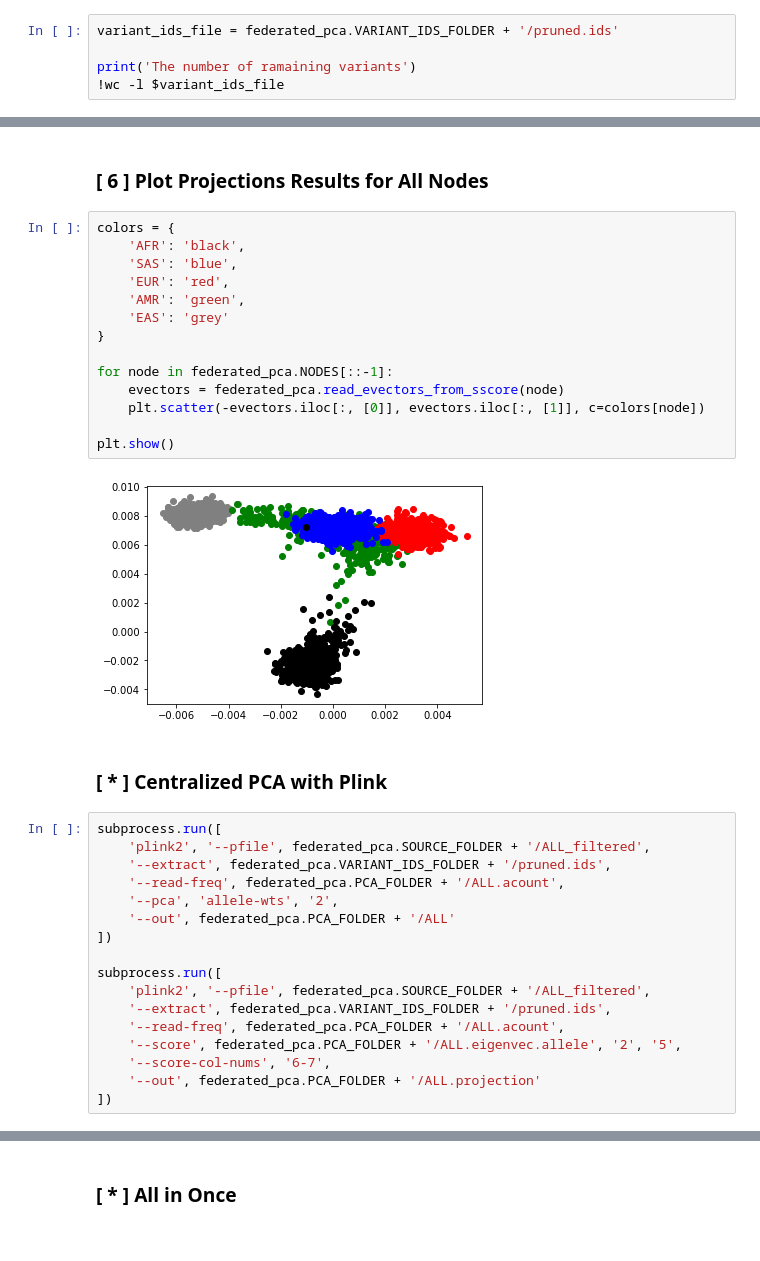
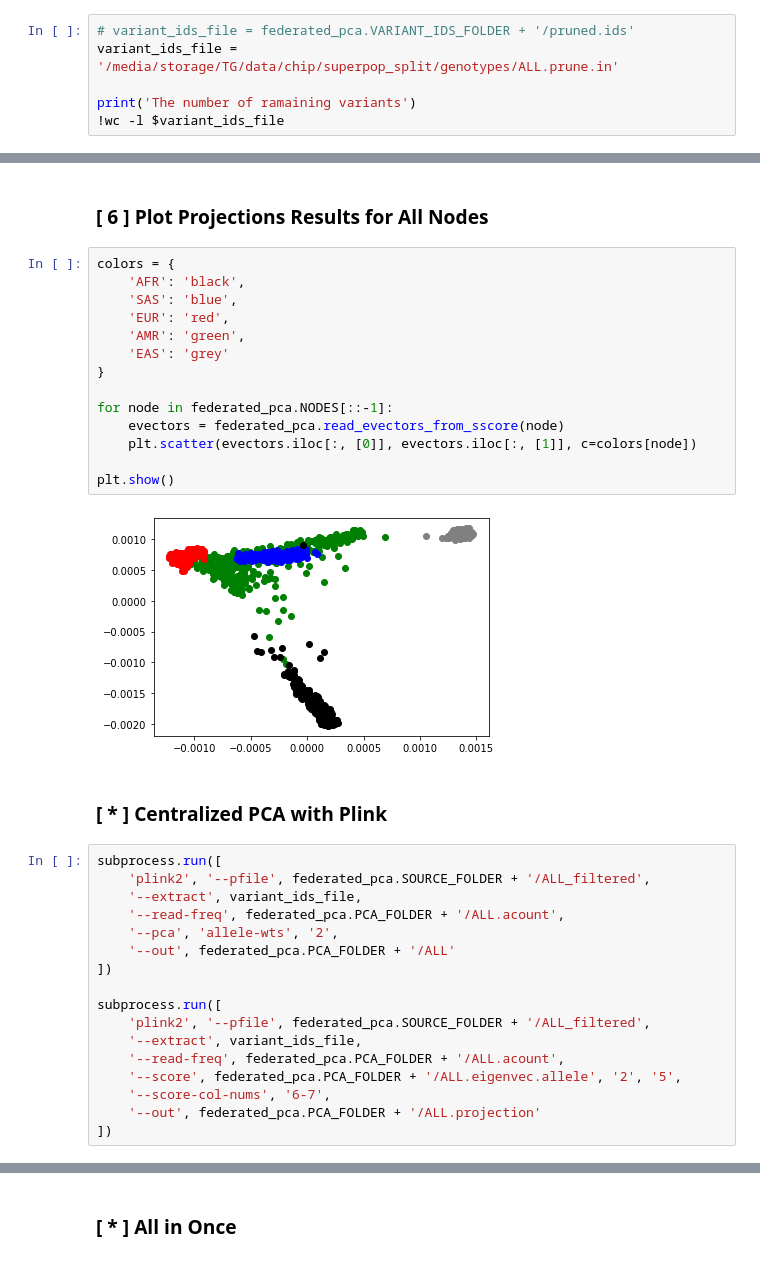
Before and after one commit to genxnetwork/fl-genomics, a Jupyter notebook: src/JupyterNotebooks/Federated PCA Demostration on 1000 Genomes Data.ipynb, the cells around one changed output, grey strips where cells are left out. Saved outputs shown, nothing was run; the diff lists cells and outputs as text.

Commit message:
[BAR-160, BAR-161] Pruning for federated PCA, refactoring

```diff
--- a/src/JupyterNotebooks/Federated PCA Demostration on 1000 Genomes Data.ipynb
+++ b/src/JupyterNotebooks/Federated PCA Demostration on 1000 Genomes Data.ipynb
@@ -23,7 +30,8 @@ print(federated_pca.NODES)
 # %%
 federated_pca.prune(portion=0.001)
 # %%
-variant_ids_file = federated_pca.VARIANT_IDS_FOLDER + '/pruned.ids'
+# variant_ids_file = federated_pca.VARIANT_IDS_FOLDER + '/pruned.ids'
+variant_ids_file = '/media/storage/TG/data/chip/superpop_split/genotypes/ALL.prune.in'
 
 print('The number of ramaining variants')
 !wc -l $variant_ids_file
@@ -68,25 +76,25 @@ for node in federated_pca.NODES:
 # %%
 colors = {
     'AFR': 'black',
     'SAS': 'blue',
     'EUR': 'red',
     'AMR': 'green',
     'EAS': 'grey'
 }
 
 for node in federated_pca.NODES[::-1]:
     evectors = federated_pca.read_evectors_from_sscore(node)
-    plt.scatter(-evectors.iloc[:, [0]], evectors.iloc[:, [1]], c=colors[node])
+    plt.scatter(evectors.iloc[:, [0]], evectors.iloc[:, [1]], c=colors[node])
 
 plt.show()
 # %% [output]
-[figure, old version]
+[figure, new version]
 # %% [markdown]
 ### [ * ] Centralized PCA with Plink
 # %%
 subprocess.run([
     'plink2', '--pfile', federated_pca.SOURCE_FOLDER + '/ALL_filtered',
-    '--extract', federated_pca.VARIANT_IDS_FOLDER + '/pruned.ids',
+    '--extract', variant_ids_file,
     '--read-freq', federated_pca.PCA_FOLDER + '/ALL.acount',
     '--pca', 'allele-wts', '2',
     '--out', federated_pca.PCA_FOLDER + '/ALL'
@@ -94,7 +102,7 @@ subprocess.run([
 
 subprocess.run([
     'plink2', '--pfile', federated_pca.SOURCE_FOLDER + '/ALL_filtered',
-    '--extract', federated_pca.VARIANT_IDS_FOLDER + '/pruned.ids',
+    '--extract', variant_ids_file,
     '--read-freq', federated_pca.PCA_FOLDER + '/ALL.acount',
     '--score', federated_pca.PCA_FOLDER + '/ALL.eigenvec.allele', '2', '5',
     '--score-col-nums', '6-7',
```
Also changed, not shown: parts of 4 cells of this notebook, 12 other files.
